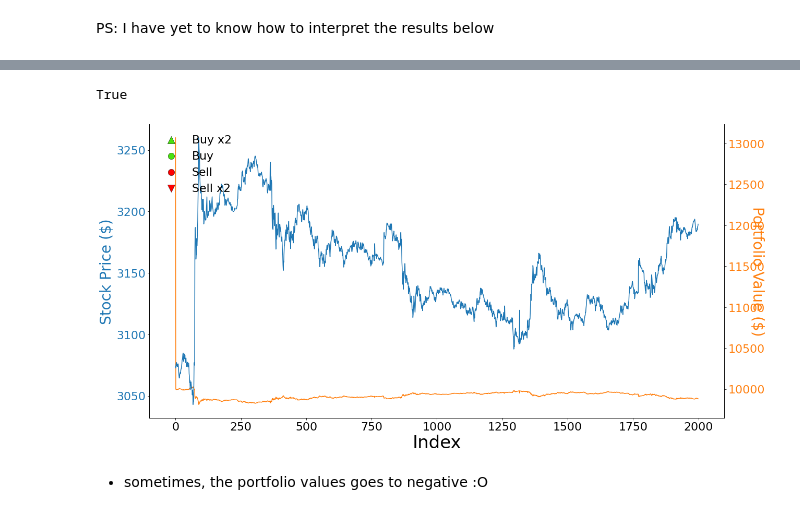
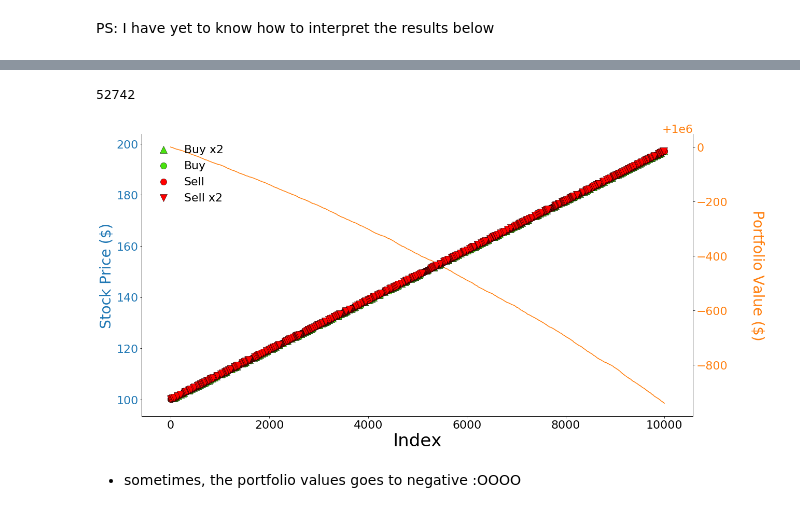
Before and after one commit to YAOS5/Amazon-Trading-Bot, a Jupyter notebook: stable_baselines_test.ipynb, the cells around one changed output, grey strips where cells are left out. Drawn from its saved outputs; the diff is of its cells as text; code cells hidden in the pictures.

Commit message:
Refactored Environment

```diff
--- a/stable_baselines_test.ipynb
+++ b/stable_baselines_test.ipynb
@@ -182,0 +42,15 @@ print(env)
+# %%
+INITIAL_BALANCE = 1_000_000
+PAST_DAYS = 5
+
+
+
+
+'''NOTE: there is no train/test split yet'''
+data = load_data([2])
+
+fake = np.linspace(100, 200, len(data))
+data['close'] = fake
+
+env = Environment(data.close.to_list(), balance=INITIAL_BALANCE, past_days=PAST_DAYS)
+env
@@ -254,15 +116,18 @@ obs = env.reset()
 prices = []
 rewards = []
 actions = []
-for i in range(2000):
-    action, _states = model.predict(obs, deterministic=True)
+for i in tqdm(range(10000)):
+    action, _states = model.predict(obs)
 
     obs, reward, done, _ = env.step(action)
 
     actions.append(action)
     rewards.append(reward)
 
-    prices.append(obs[4]) # current timestep's closing price
+    prices.append(obs[PAST_DAYS-1]) # current timestep's closing price
     env.save_portfolio()
+
+    if done:
+        break
 # %%
 portfolio = pd.read_csv("output.csv", header=None, names=["index", "portfolio", "balance"])
@@ -293,13 +144,13 @@ for a in actions:
     else:
         target_actions.append(1)
 # %%
-len(portfolio) == len(target_actions)
+len(portfolio.portfolio)
 # %% [output]
-True
+52742
 # %%
-plot(prices, target_actions, portfolio.portfolio[-2000:])
+plot(prices, target_actions, portfolio.portfolio[-10000:], right_y_adjust=1.13)
 # %% [output]
-[figure, old version]
+[figure, new version]
 # %% [markdown]
 
-- sometimes, the portfolio values goes to negative :O
+- sometimes, the portfolio values goes to negative :OOOO
```
Also changed, not shown: parts of 14 cells of this notebook, 1 other file.
